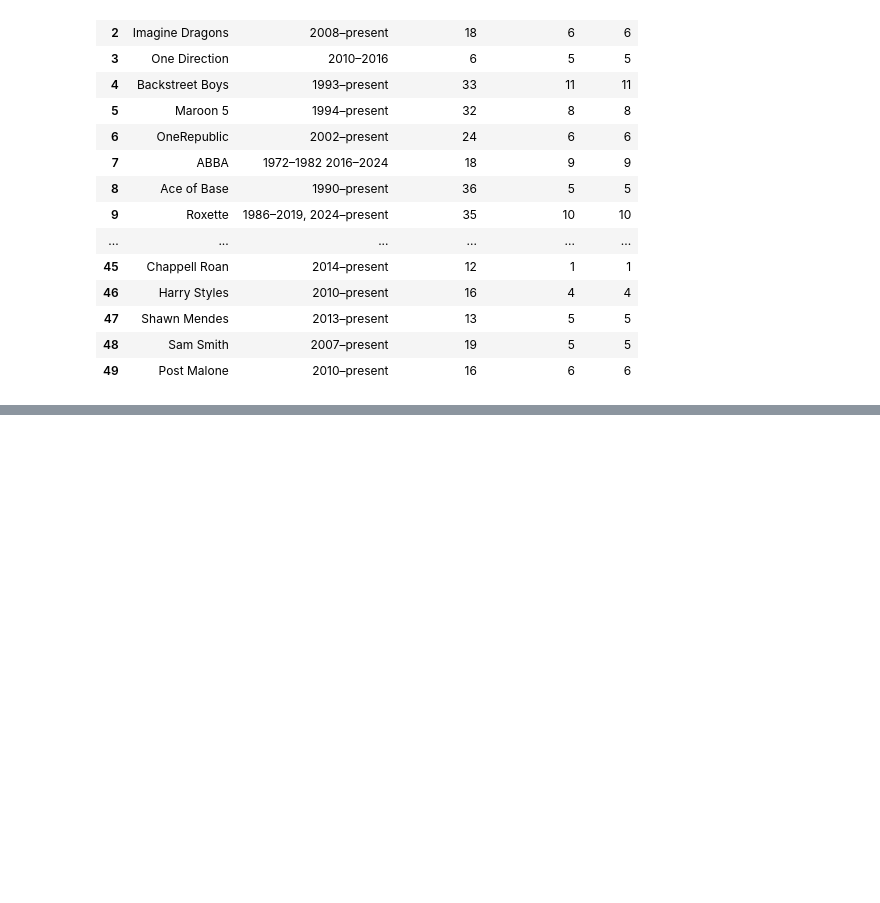
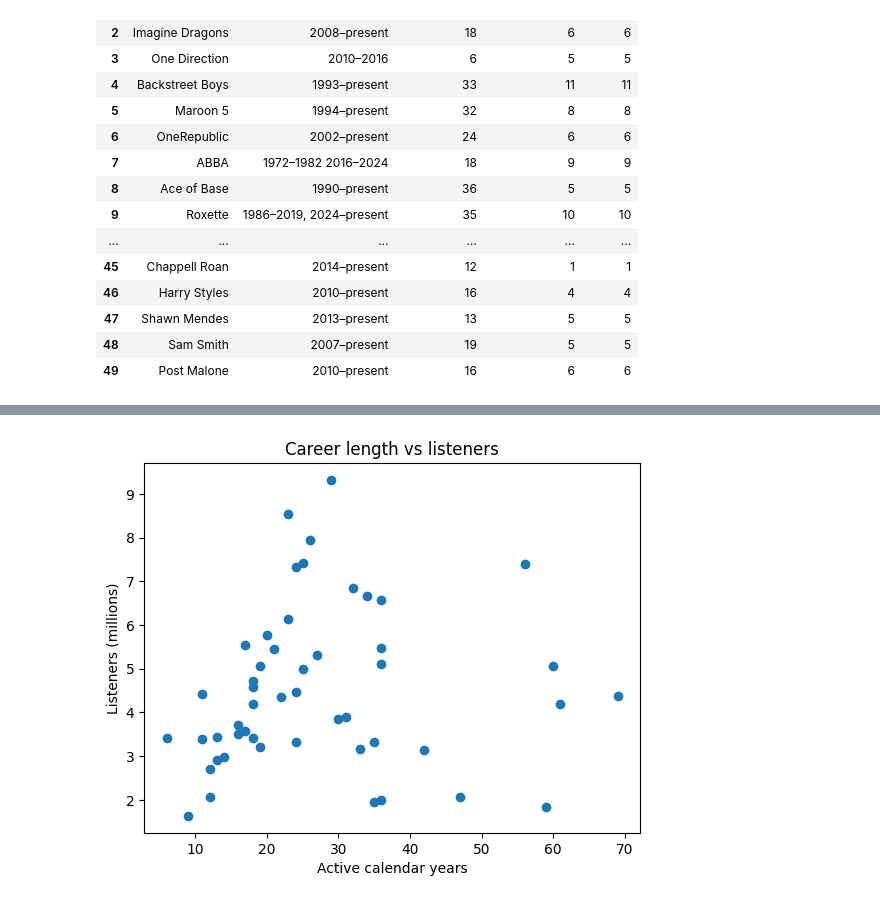
Before and after one commit to adelmnv/DataCollection-SIS1, a Jupyter notebook: SIS_Nuray_Adel_Sagynysh_Music_Artists.ipynb, the cells around one changed output, grey strips where cells are left out. Drawn from its saved outputs; the diff is of its cells as text; code cells hidden in the pictures; blank space fills up the shorter version.

```diff
--- a/SIS_Nuray_Adel_Sagynysh_Music_Artists.ipynb
+++ b/SIS_Nuray_Adel_Sagynysh_Music_Artists.ipynb
@@ -230,0 +325,8 @@ display(df_wiki)
+# %%
+plt.scatter(df["career_years"], df["listeners_m"])
+plt.title("Career length vs listeners")
+plt.xlabel("Active calendar years")
+plt.ylabel("Listeners (millions)")
+plt.show()
+# %% [output]
+[figure, added]
```
Also changed, not shown: parts of 11 cells of this notebook.
